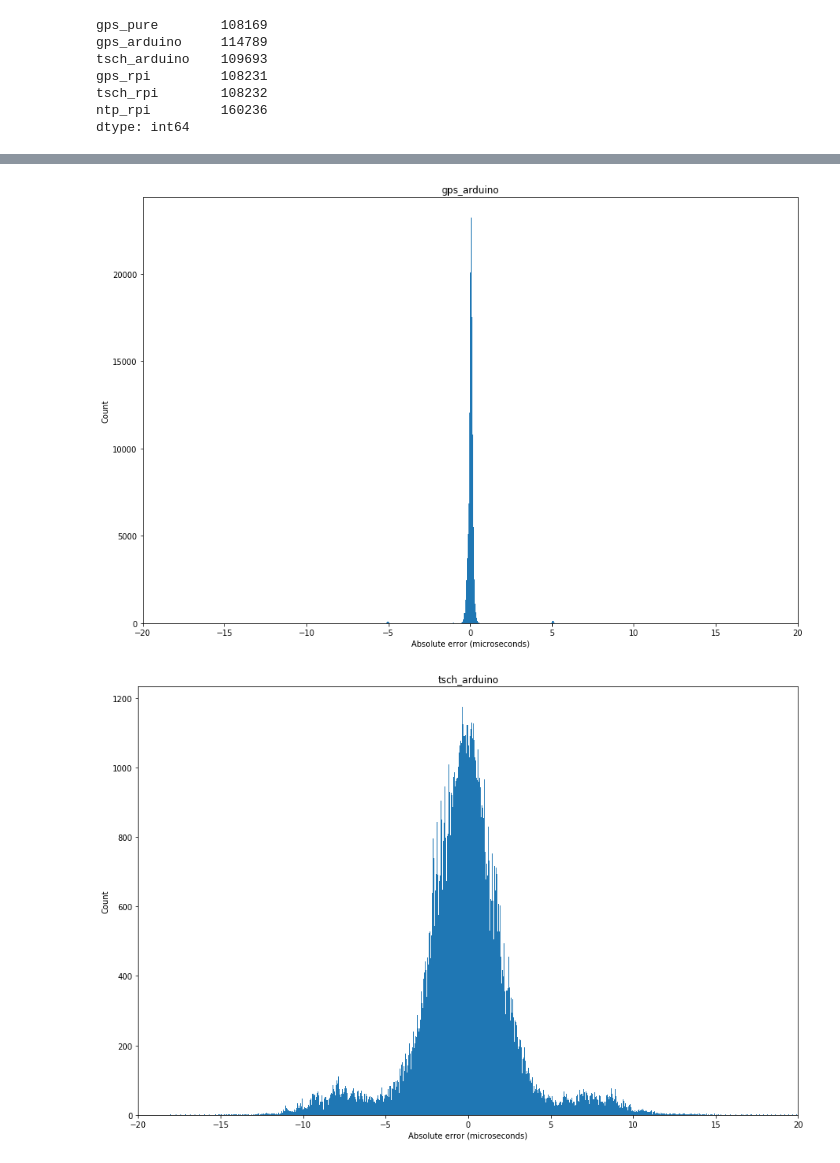
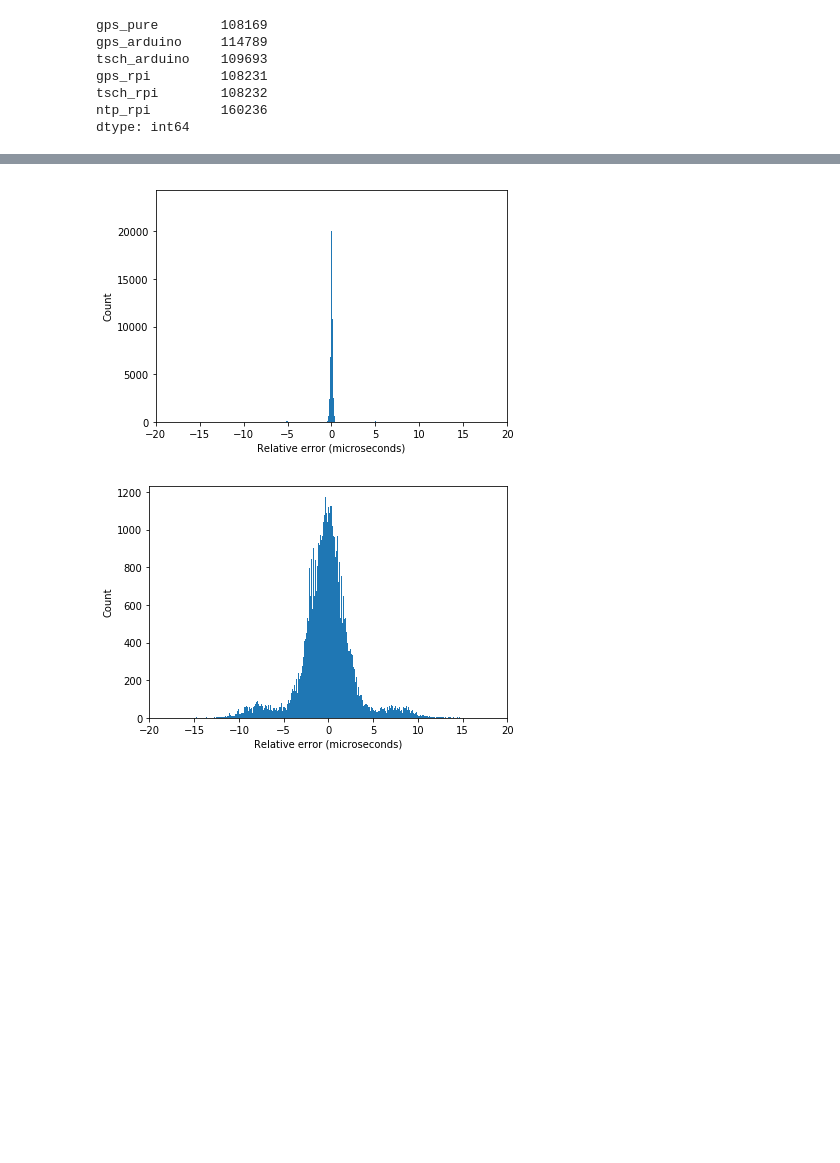
Before and after one commit to felipemoran/DataAnalyser, a Jupyter notebook: multi_df_plot.ipynb, the cells around one changed output, grey strips where cells are left out. Drawn from its saved outputs; the diff is of its cells as text; code cells hidden in the pictures; blank space fills up the shorter version.

Commit message:
Automatically save plots

```diff
--- a/multi_df_plot.ipynb
+++ b/multi_df_plot.ipynb
@@ -170,11 +170,17 @@ for column in df.columns:
         bins = bins + [col_series.max()]
 
 
-    plt.figure()
-    plot = col_series.plot(kind="hist", cumulative=False, bins=bins, figsize=(15,10), density=False)
+#     fig = plt.figure(figsize=(15,10))
+    fig = plt.figure()
+    plot = col_series.plot(kind="hist", cumulative=False, bins=bins, density=False)
     # plot.set_xlim(-bin_limit, bin_limit)
     plot.set_xlim(-bin_limit, bin_limit)
-    plot.set_xlabel("Absolute error (microseconds)")
+    plot.set_xlabel("Relative error (microseconds)")
     plot.set_ylabel("Count")
-    plot.set_title(column)
+    plt.tight_layout()
+
+#     plot.set_title(column)
+
+    fig.savefig('plots/'+'bell_curve-' + column+'.pdf')
+#     fig.savefig('plots/'+'bell_curve-' + column+'.png')
 # %% [output]
@@ -182,2 +188,2 @@ for column in df.columns:
-[figure, old version]
+[figure, new version]
-[figure, old version]
+[figure, new version]
```
Also changed, not shown: parts of 2 cells of this notebook, 2 other files.
